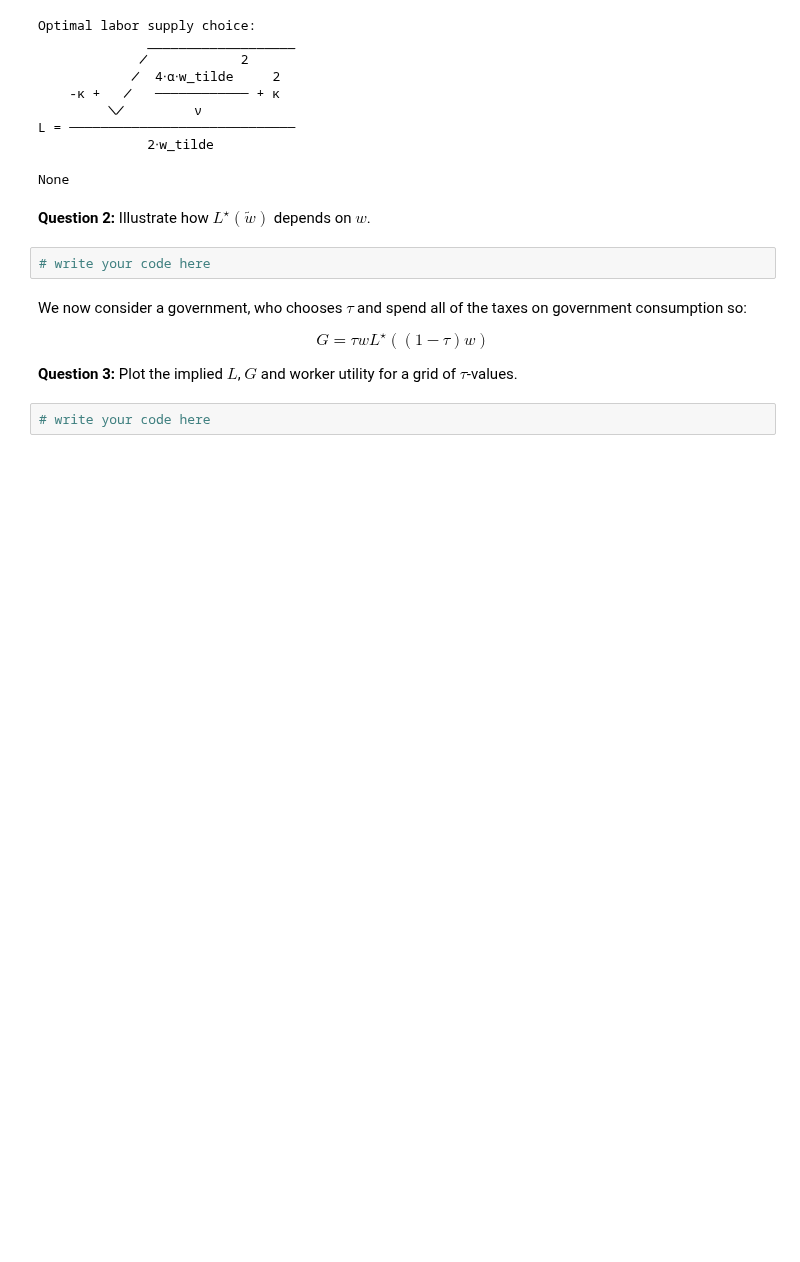
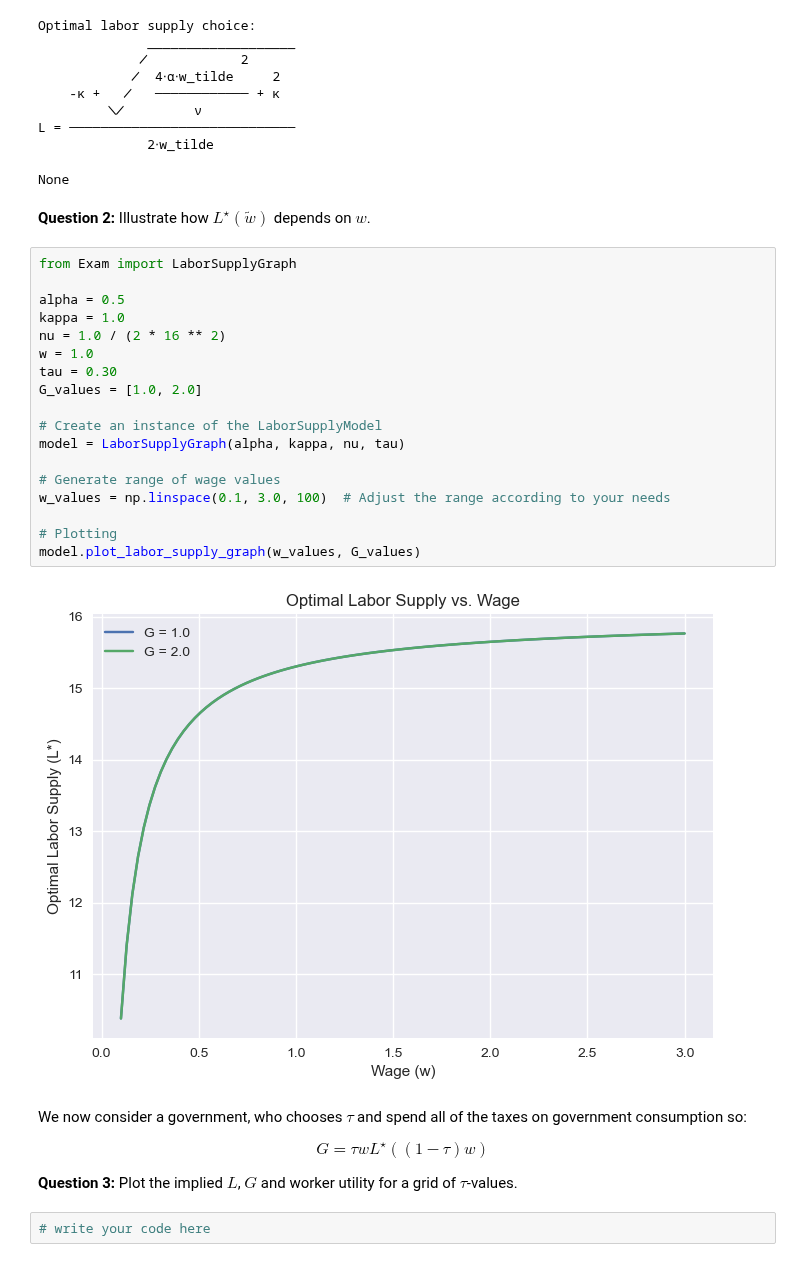
Before and after one commit to NumEconCopenhagen/projects-2023-frederikke-x2-og-sofie, a Jupyter notebook: Exam/Exam-2023-notebook.ipynb, the cells around one changed output. Saved outputs shown, nothing was run; the diff lists cells and outputs as text; blank space fills up the shorter version.

```diff
--- a/Exam/Exam-2023-notebook.ipynb
+++ b/Exam/Exam-2023-notebook.ipynb
@@ -80,8 +80,26 @@ L = ─────────────────────────
 None
 # %% [markdown]
 **Question 2:** Illustrate how $L^{\star}(\tilde{w})$ depends on $w$.
-# %%
-# write your code here
+# %%
+from Exam import LaborSupplyGraph
+
+alpha = 0.5
+kappa = 1.0
+nu = 1.0 / (2 * 16 ** 2)
+w = 1.0
+tau = 0.30
+G_values = [1.0, 2.0]
+
+# Create an instance of the LaborSupplyModel
+model = LaborSupplyGraph(alpha, kappa, nu, tau)
+
+# Generate range of wage values
+w_values = np.linspace(0.1, 3.0, 100)  # Adjust the range according to your needs
+
+# Plotting
+model.plot_labor_supply_graph(w_values, G_values)
+# %% [output]
+[figure, added]
 # %% [markdown]
 
 We now consider a government, who chooses $\tau$ and spend all of the taxes on government consumption so:
```
